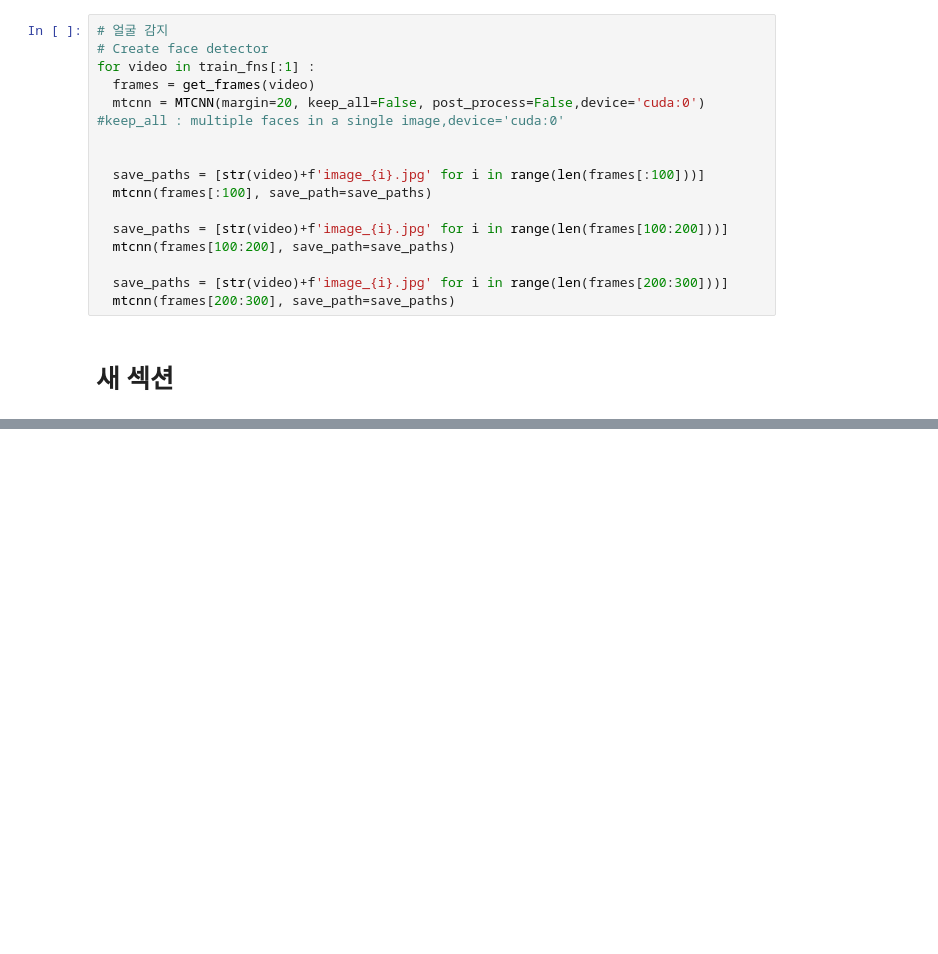
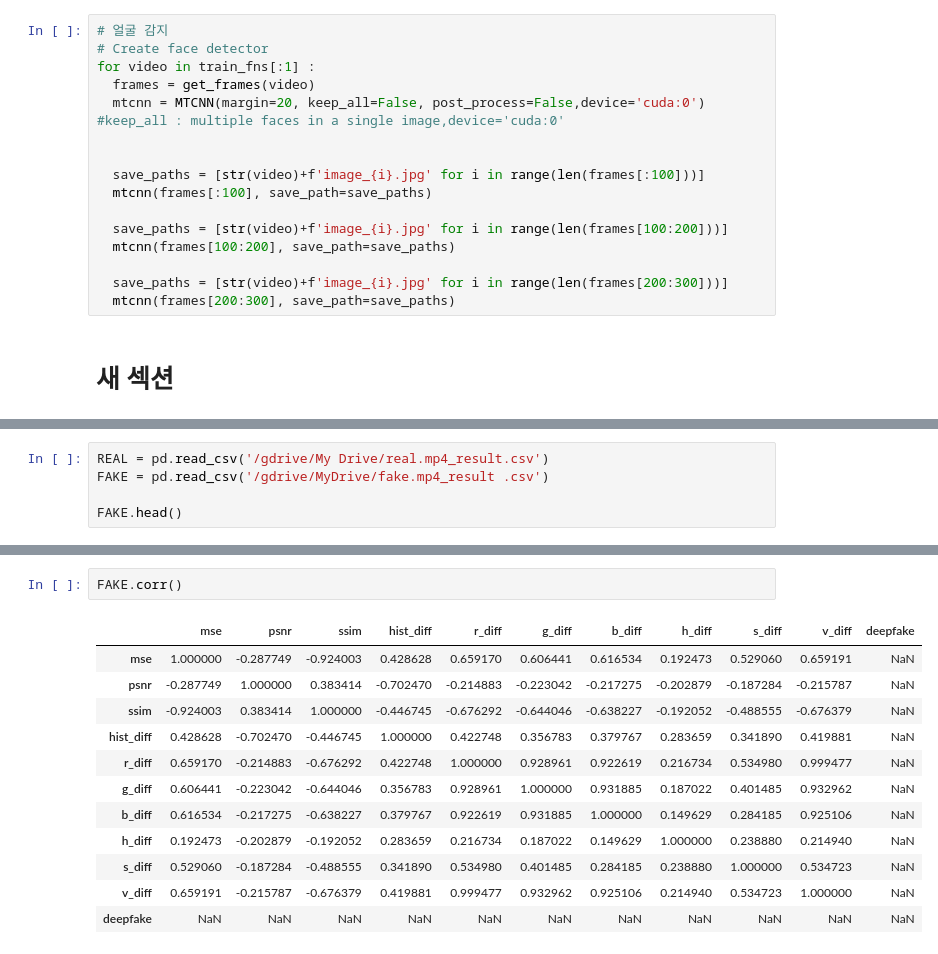
Before and after one commit to GipalLee/Deepfake_detection, a Jupyter notebook: deepfake_1_1_3.ipynb, the cells around one changed output, grey strips where cells are left out. Saved outputs shown, nothing was run; the diff lists cells and outputs as text; blank space fills up the shorter version.

```diff
--- a/deepfake_1_1_3.ipynb
+++ b/deepfake_1_1_3.ipynb
@@ -180,0 +342,5 @@ AttributeError: ignored
+# %%
+REAL = pd.read_csv('/gdrive/My Drive/real.mp4_result.csv')
+FAKE = pd.read_csv('/gdrive/MyDrive/fake.mp4_result .csv')
+
+FAKE.head()
@@ -180,0 +408,15 @@ AttributeError: ignored
+# %%
+FAKE.corr()
+# %% [output]
+|  | mse | psnr | ssim | hist_diff | r_diff | g_diff | b_diff | h_diff | s_diff | v_diff | deepfake |
+| mse | 1.000000 | -0.287749 | -0.924003 | 0.428628 | 0.659170 | 0.606441 | 0.616534 | 0.192473 | 0.529060 | 0.659191 | NaN |
+| psnr | -0.287749 | 1.000000 | 0.383414 | -0.702470 | -0.214883 | -0.223042 | -0.217275 | -0.202879 | -0.187284 | -0.215787 | NaN |
+| ssim | -0.924003 | 0.383414 | 1.000000 | -0.446745 | -0.676292 | -0.644046 | -0.638227 | -0.192052 | -0.488555 | -0.676379 | NaN |
+| hist_diff | 0.428628 | -0.702470 | -0.446745 | 1.000000 | 0.422748 | 0.356783 | 0.379767 | 0.283659 | 0.341890 | 0.419881 | NaN |
+| r_diff | 0.659170 | -0.214883 | -0.676292 | 0.422748 | 1.000000 | 0.928961 | 0.922619 | 0.216734 | 0.534980 | 0.999477 | NaN |
+| g_diff | 0.606441 | -0.223042 | -0.644046 | 0.356783 | 0.928961 | 1.000000 | 0.931885 | 0.187022 | 0.401485 | 0.932962 | NaN |
+| b_diff | 0.616534 | -0.217275 | -0.638227 | 0.379767 | 0.922619 | 0.931885 | 1.000000 | 0.149629 | 0.284185 | 0.925106 | NaN |
+| h_diff | 0.192473 | -0.202879 | -0.192052 | 0.283659 | 0.216734 | 0.187022 | 0.149629 | 1.000000 | 0.238880 | 0.214940 | NaN |
+| s_diff | 0.529060 | -0.187284 | -0.488555 | 0.341890 | 0.534980 | 0.401485 | 0.284185 | 0.238880 | 1.000000 | 0.534723 | NaN |
+| v_diff | 0.659191 | -0.215787 | -0.676379 | 0.419881 | 0.999477 | 0.932962 | 0.925106 | 0.214940 | 0.534723 | 1.000000 | NaN |
+| deepfake | NaN | NaN | NaN | NaN | NaN | NaN | NaN | NaN | NaN | NaN | NaN |
```
Also changed, not shown: parts of 24 cells of this notebook.
